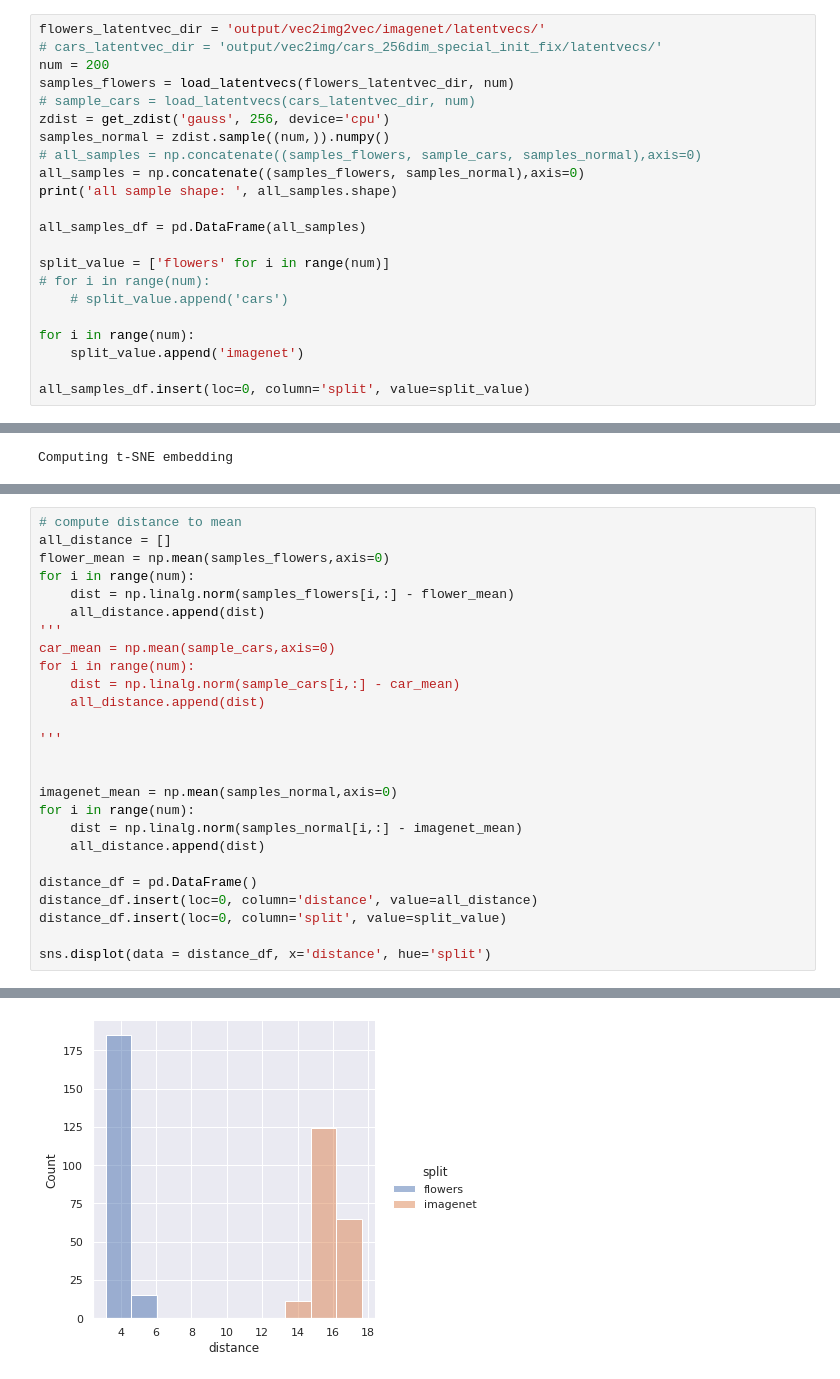
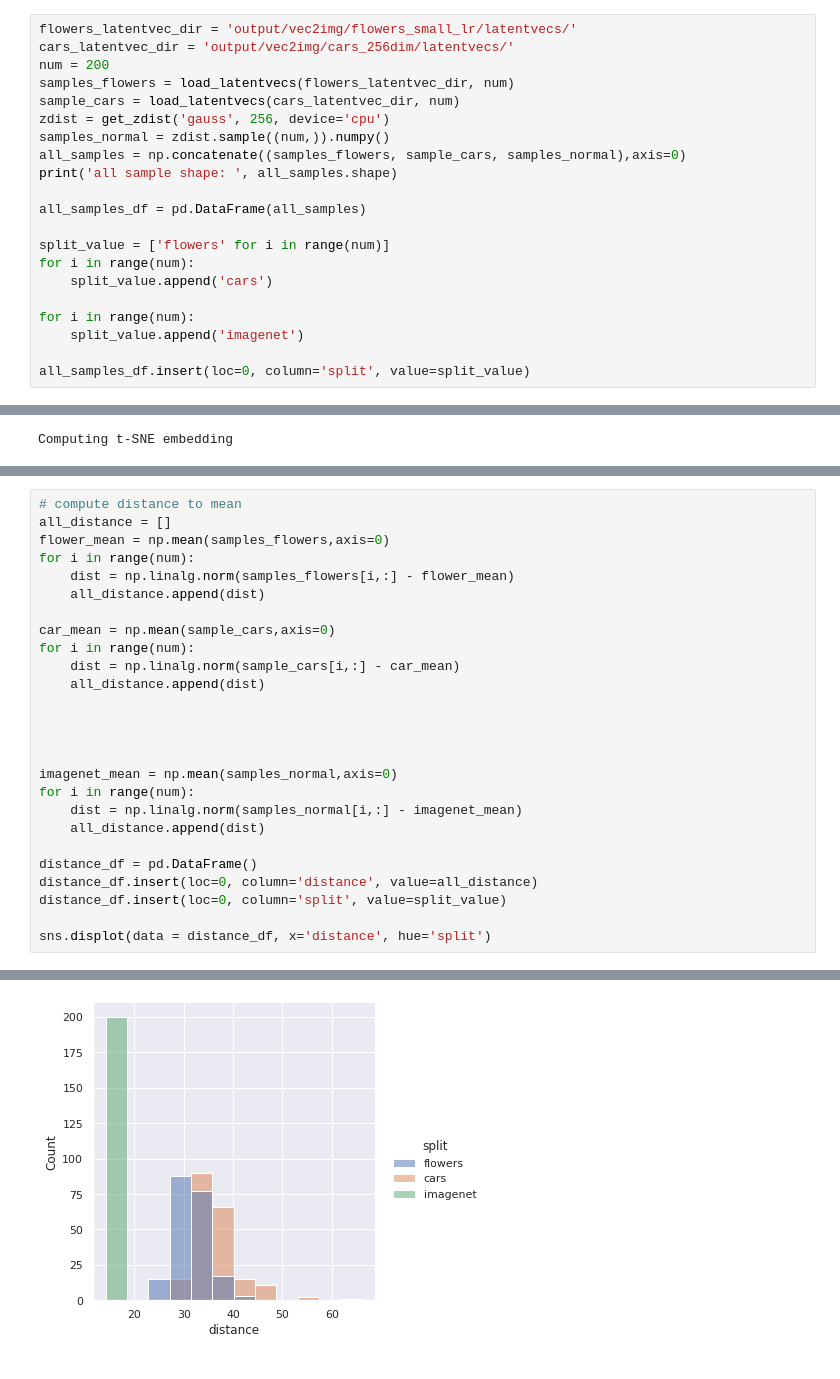
Before and after one commit to zezeze97/Transfer-Pretrained-Gan, a Jupyter notebook: explore_distribution.ipynb, the cells around one changed output, grey strips where cells are left out. Drawn from its saved outputs; the diff is of its cells as text.

```diff
--- a/explore_distribution.ipynb
+++ b/explore_distribution.ipynb
@@ -23,22 +23,21 @@ def load_latentvecs(latentvec_dir, num):
     np.random.shuffle(latent_vecs)
     return latent_vecs[total_num-num:,:]
 # %%
-flowers_latentvec_dir = 'output/vec2img2vec/imagenet/latentvecs/'
-# cars_latentvec_dir = 'output/vec2img/cars_256dim_special_init_fix/latentvecs/'
+flowers_latentvec_dir = 'output/vec2img/flowers_small_lr/latentvecs/'
+cars_latentvec_dir = 'output/vec2img/cars_256dim/latentvecs/'
 num = 200
 samples_flowers = load_latentvecs(flowers_latentvec_dir, num)
-# sample_cars = load_latentvecs(cars_latentvec_dir, num)
+sample_cars = load_latentvecs(cars_latentvec_dir, num)
 zdist = get_zdist('gauss', 256, device='cpu')
 samples_normal = zdist.sample((num,)).numpy()
-# all_samples = np.concatenate((samples_flowers, sample_cars, samples_normal),axis=0)
-all_samples = np.concatenate((samples_flowers, samples_normal),axis=0)
+all_samples = np.concatenate((samples_flowers, sample_cars, samples_normal),axis=0)
 print('all sample shape: ', all_samples.shape)
 
 all_samples_df = pd.DataFrame(all_samples)
 
 split_value = ['flowers' for i in range(num)]
-# for i in range(num):
-    # split_value.append('cars')
+for i in range(num):
+    split_value.append('cars')
 
 for i in range(num):
     split_value.append('imagenet')
@@ -69,29 +68,29 @@ sns.scatterplot(data=proj_results_df, x=0, y=1, hue='split', style="split")
 # %%
 # compute distance to mean
 all_distance = []
 flower_mean = np.mean(samples_flowers,axis=0)
 for i in range(num):
     dist = np.linalg.norm(samples_flowers[i,:] - flower_mean)
     all_distance.append(dist)
-'''
+
 car_mean = np.mean(sample_cars,axis=0)
 for i in range(num):
     dist = np.linalg.norm(sample_cars[i,:] - car_mean)
     all_distance.append(dist)
 
-'''
+
 
 
 imagenet_mean = np.mean(samples_normal,axis=0)
 for i in range(num):
     dist = np.linalg.norm(samples_normal[i,:] - imagenet_mean)
     all_distance.append(dist)
 
 distance_df = pd.DataFrame()
 distance_df.insert(loc=0, column='distance', value=all_distance)
 distance_df.insert(loc=0, column='split', value=split_value)
 
 sns.displot(data = distance_df, x='distance', hue='split')
 # %% [output]
 <seaborn.axisgrid.FacetGrid at 0x...>
-[figure, old version]
+[figure, new version]
```
Also changed, not shown: parts of 3 cells of this notebook.
